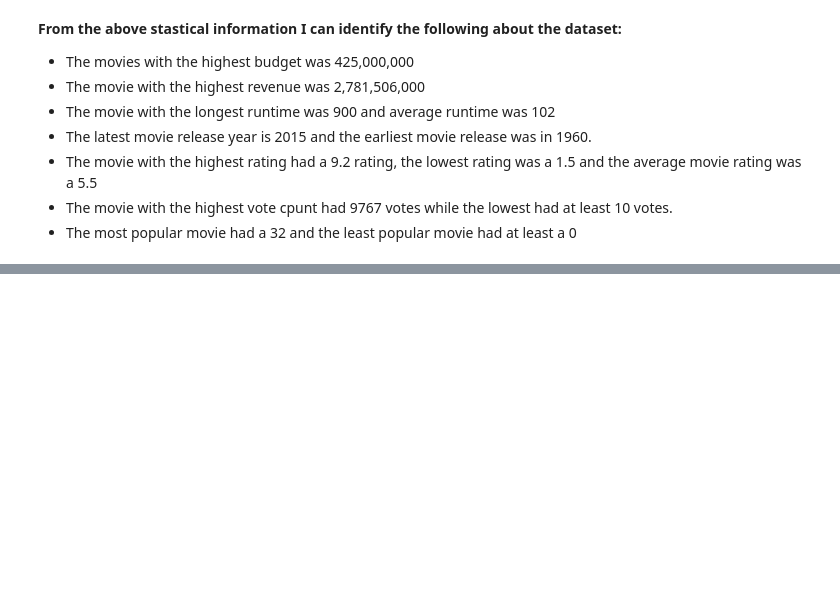
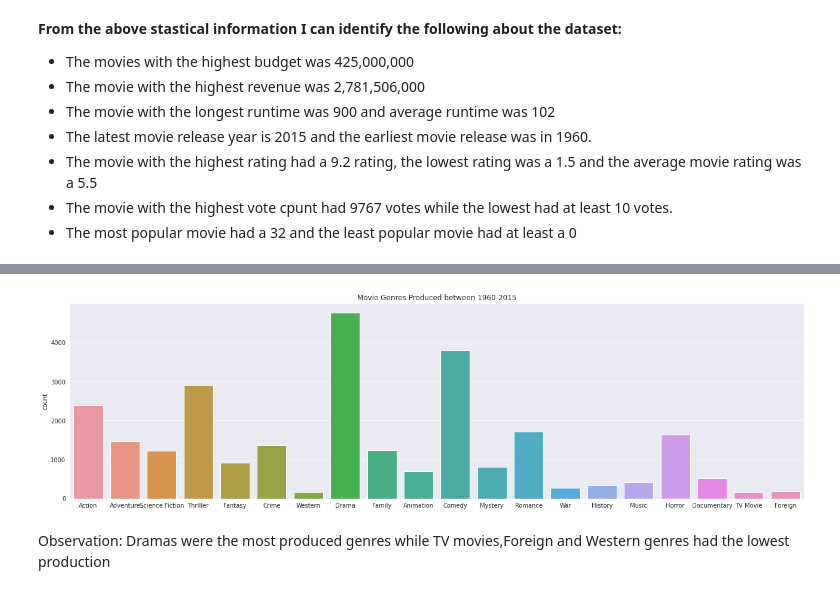
Before and after one commit to FMurunga/IDMb-Movies-Data-Investigation-Project, a Jupyter notebook: TDMb_Dataset_Analysis_Project.ipynb, the cells around one changed output, grey strips where cells are left out. Drawn from its saved outputs; the diff is of its cells as text; code cells hidden in the pictures; blank space fills up the shorter version.

```diff
--- a/TDMb_Dataset_Analysis_Project.ipynb
+++ b/TDMb_Dataset_Analysis_Project.ipynb
@@ -92,0 +146,4 @@ df.describe()
+# %%
+#@title Analysis of Movie Genres
+genres_conc = df['genres'].str.cat(sep='|')
+genres_conc
@@ -92,0 +152,3 @@ df.describe()
+# %%
+genres =pd.Series(genres_conc.split(sep='|'))
+genres.value_counts(ascending=False)
@@ -92,0 +173,10 @@ df.describe()
+# %%
+#@title Countplot to represent Movie Genres
+
+fig, ax = plt.subplots(figsize=(22, 6))
+sns.countplot(x=genres,ax=ax).set(title='Movie Genres Produced between 1960-2015')
+plt.show()
+# %% [output]
+[figure, added]
+# %% [markdown]
+Observation: Dramas were the most produced genres while TV movies,Foreign and Western genres had the lowest production
```
Also changed, not shown: parts of 29 cells of this notebook.
